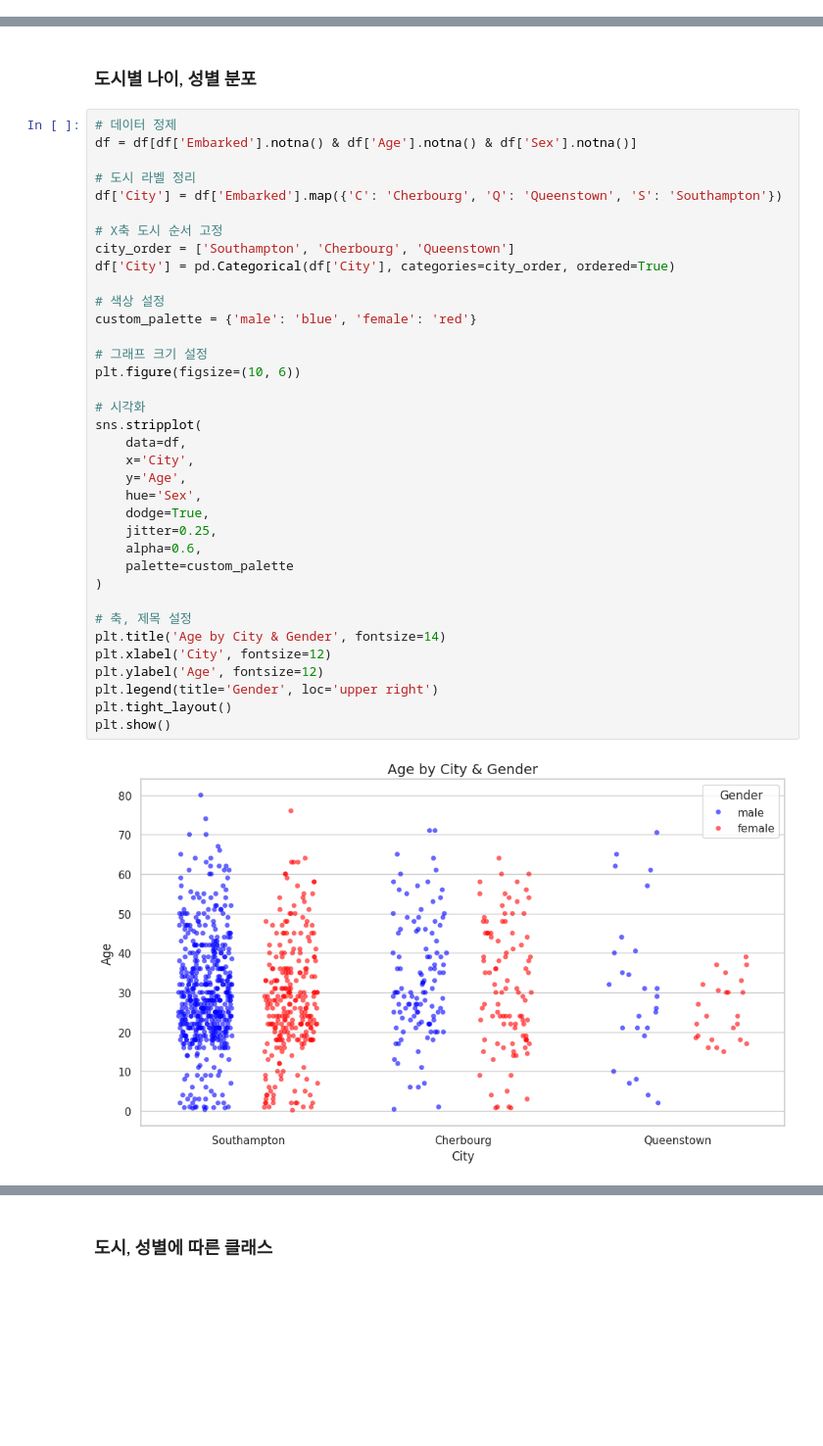
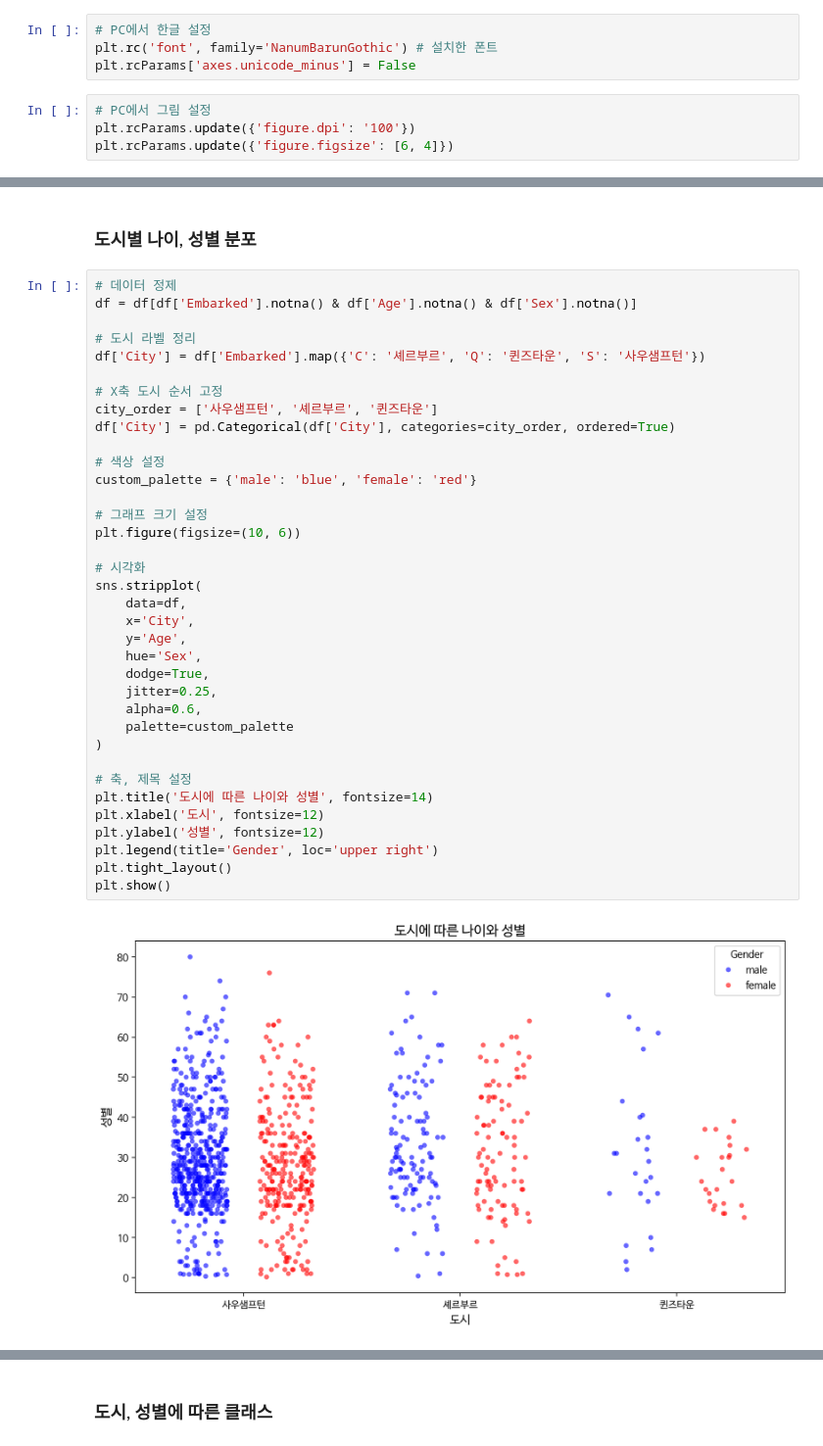
Before and after one commit to sjunc/2025-1-BigData-Team, a Jupyter notebook: analysis/박성준_타이타닉.ipynb, the cells around one changed output, grey strips where cells are left out. Shown at 98% size. Drawn from its saved outputs; the diff is of its cells as text; blank space fills up the shorter version.

```diff
--- a/analysis/박성준_타이타닉.ipynb
+++ b/analysis/박성준_타이타닉.ipynb
@@ -13,0 +38,8 @@ fatal: destination path '2025-1-BigData-Team' already exists and is not an empty
+# %%
+# PC에서 한글 설정
+plt.rc('font', family='NanumBarunGothic') # 설치한 폰트
+plt.rcParams['axes.unicode_minus'] = False
+# %%
+# PC에서 그림 설정
+plt.rcParams.update({'figure.dpi': '100'})
+plt.rcParams.update({'figure.figsize': [6, 4]})
@@ -21,37 +56,37 @@ df = pd.read_csv('/content/2025-1-BigData-Team/TitanicData/titanic1309.csv')
 df = df[df['Embarked'].notna() & df['Age'].notna() & df['Sex'].notna()]
 
 # 도시 라벨 정리
-df['City'] = df['Embarked'].map({'C': 'Cherbourg', 'Q': 'Queenstown', 'S': 'Southampton'})
+df['City'] = df['Embarked'].map({'C': '셰르부르', 'Q': '퀸즈타운', 'S': '사우샘프턴'})
 
 # X축 도시 순서 고정
-city_order = ['Southampton', 'Cherbourg', 'Queenstown']
+city_order = ['사우샘프턴', '셰르부르', '퀸즈타운']
 df['City'] = pd.Categorical(df['City'], categories=city_order, ordered=True)
 
 # 색상 설정
 custom_palette = {'male': 'blue', 'female': 'red'}
 
 # 그래프 크기 설정
 plt.figure(figsize=(10, 6))
 
 # 시각화
 sns.stripplot(
     data=df,
     x='City',
     y='Age',
     hue='Sex',
     dodge=True,
     jitter=0.25,
     alpha=0.6,
     palette=custom_palette
 )
 
 # 축, 제목 설정
-plt.title('Age by City & Gender', fontsize=14)
-plt.xlabel('City', fontsize=12)
-plt.ylabel('Age', fontsize=12)
+plt.title('도시에 따른 나이와 성별', fontsize=14)
+plt.xlabel('도시', fontsize=12)
+plt.ylabel('성별', fontsize=12)
 plt.legend(title='Gender', loc='upper right')
 plt.tight_layout()
 plt.show()
 # %% [output]
-[figure, old version]
+[figure, new version]
 # %%
```
Also changed, not shown: parts of 11 cells of this notebook.
